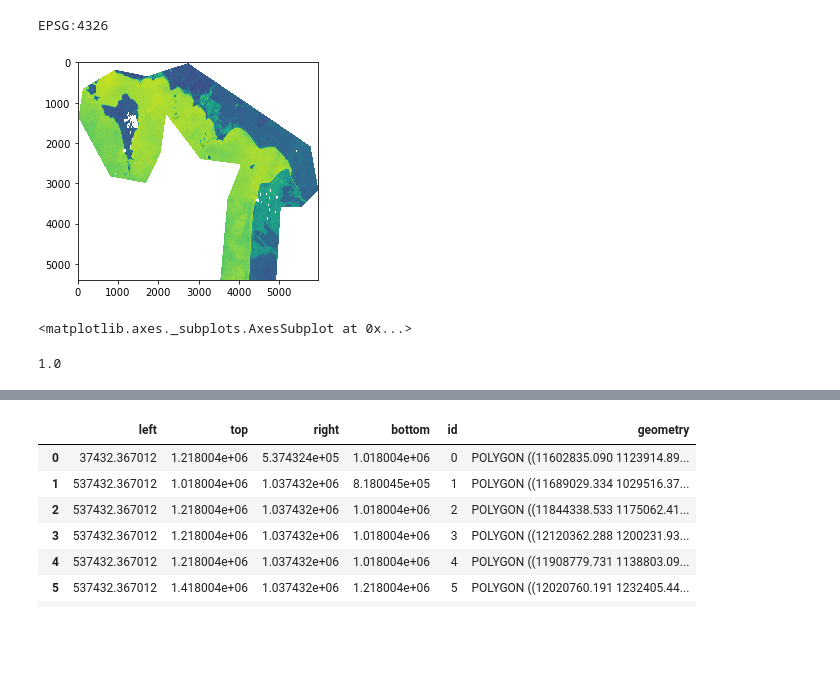
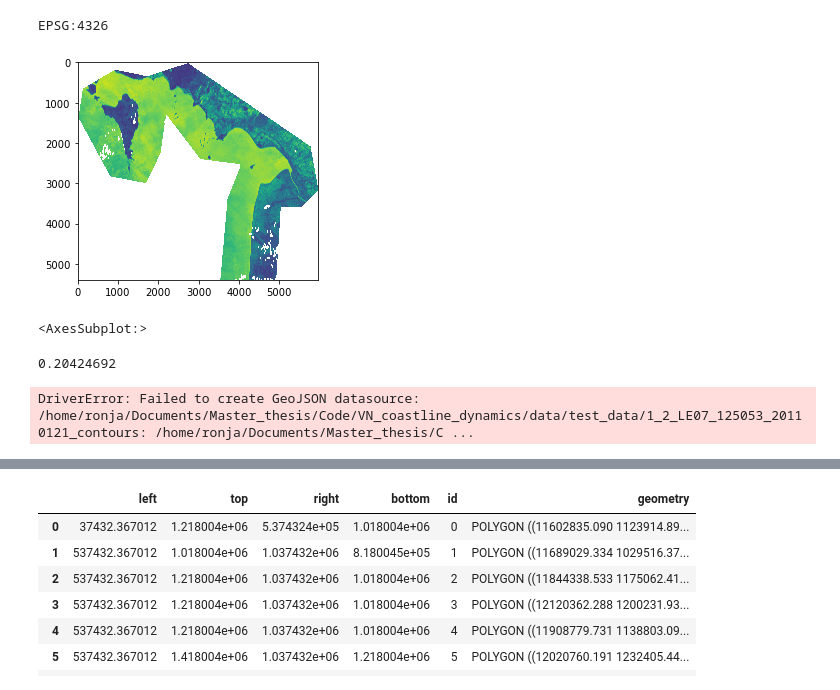
Before and after one commit to ronjalappe/VN_coastline_dynamics, a Jupyter notebook: contour_tests.ipynb, the cells around one changed output, grey strips where cells are left out. Saved outputs shown, nothing was run; the diff lists cells and outputs as text; code cells hidden in the pictures; blank space fills up the shorter version.

```diff
--- a/contour_tests.ipynb
+++ b/contour_tests.ipynb
@@ -10,20 +10,23 @@ from skimage import measure
 from skimage.filters import threshold_otsu
 import matplotlib.pyplot as plt
 # %%
-folder = os.path.join(os.getcwd(),'data','contour_tests')
-mndwi_path = os.path.join(folder,'1_1_LC08_125053_20210108.tif')
+folder = os.path.join(os.getcwd(),'test_data')
+mndwi_path = os.path.join(folder,'1_2_LE07_125053_20110121.tif')
 #binary_path = os.path.join(folder,'2020_L8_test_bin.tif')
 raster = rio.open(mndwi_path)
 mndwi = raster.read(1)
 print(raster.crs)
 show(mndwi)
 #show(binary)
 # %% [output]
 EPSG:4326
-[figure, old version]
+[figure, new version]
-<matplotlib.axes._subplots.AxesSubplot at 0x...>
+<AxesSubplot:>
-# %%
-np.nanmax(mndwi)
-# %% [output]
-1.0
+# %%
+with rio.open(mndwi_path,"r") as raster:
+    mndwi = raster.read(1)
+    thres = threshold_otsu(mndwi[~np.isnan(mndwi)])
+    print(thres)
+# %% [output]
+0.20424692
 # %%
@@ -48,7 +51,9 @@ def subpixel_contours(raster_path, value):
     lines_gdf.geometry = lines_gdf.geometry.affine_transform(aff_matrix)
     return lines_gdf
 # %%
+%%time
+thres = threshold_otsu(mndwi[~np.isnan(mndwi)])
 mndwi_contours = subpixel_contours(mndwi_path,0.207)
-bin_contours = subpixel_contours(binary_path,0.5)
-mndwi_contours.to_file(os.path.join(folder,"2020_mndwi_contours0"),driver="GeoJSON")
-bin_contours.to_file(os.path.join(folder,"2020_bin_contours0"),driver="GeoJSON")
+mndwi_contours.to_file(os.path.join(folder,"1_2_LE07_125053_20110121_contours"),driver="GeoJSON")
+# %% [output]
+DriverError: Failed to create GeoJSON datasource: /home/ronja/Documents/Master_thesis/Code/VN_coastline_dynamics/data/test_data/1_2_LE07_125053_20110121_contours: /home/ronja/Documents/Master_thesis/C ...
```
Also changed, not shown: parts of 3 cells of this notebook, 6 other files.
